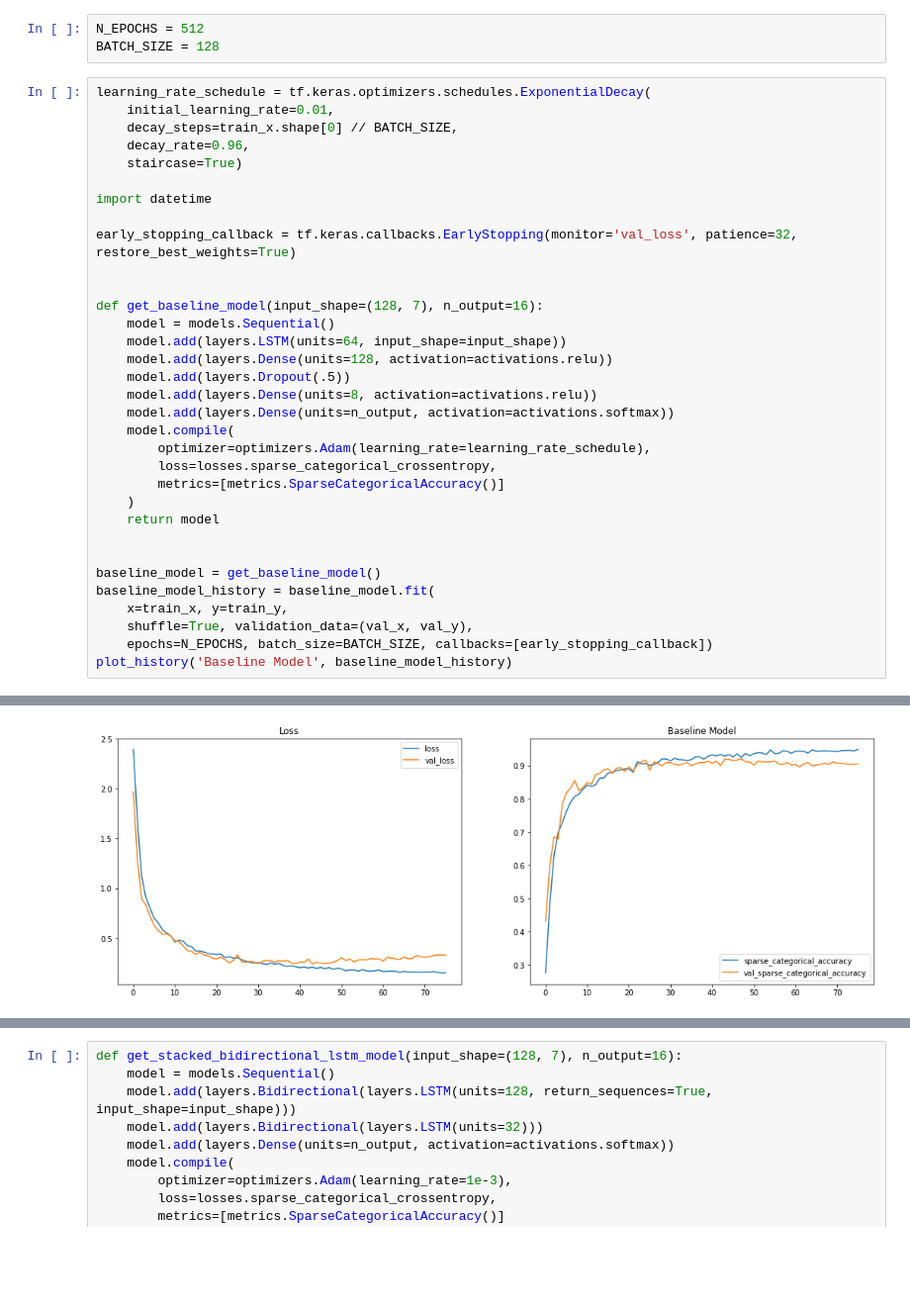
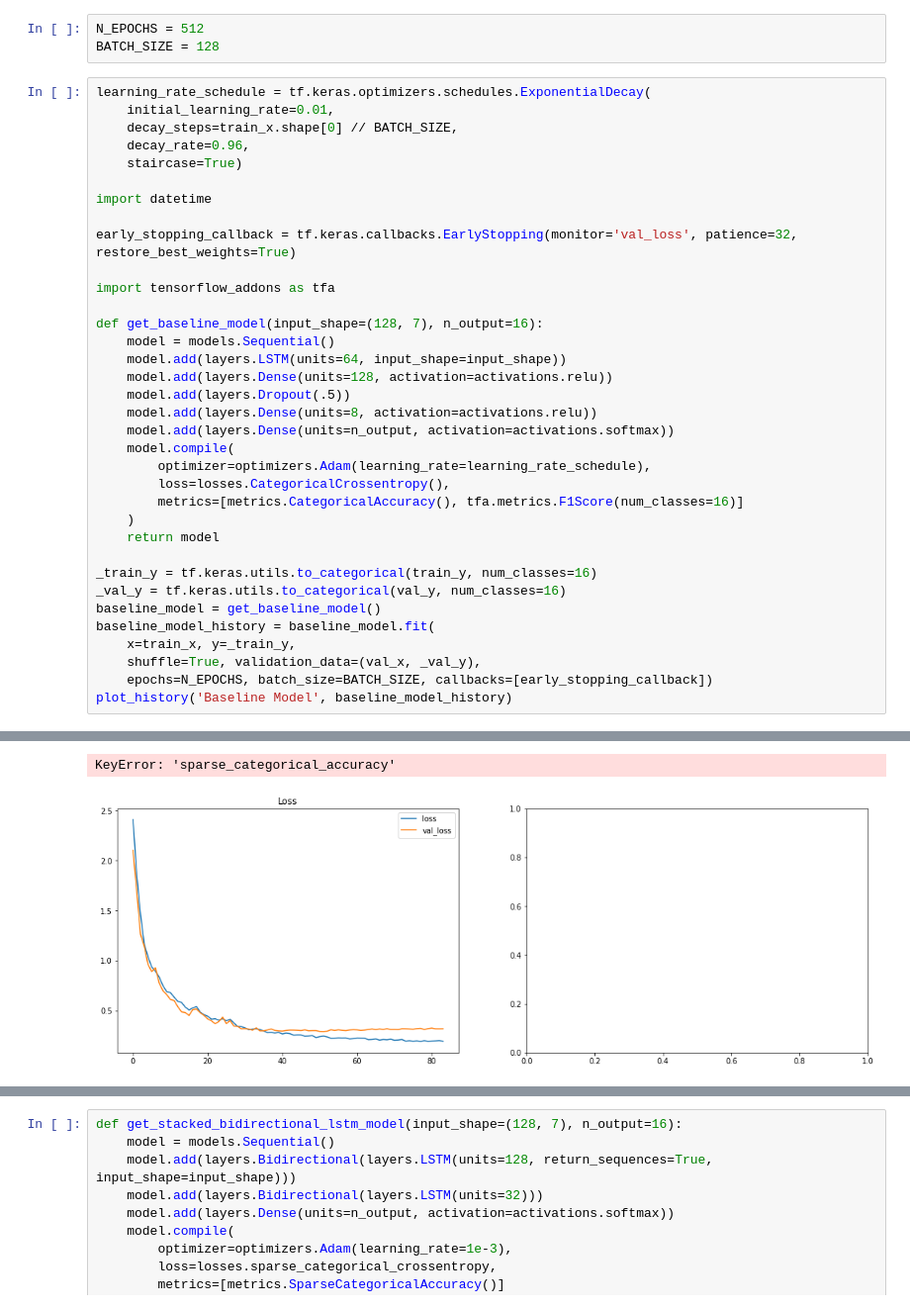
Before and after one commit to DafaWiratama/Project-Latansa-Human_Activity_Recognition, a Jupyter notebook: python/notebook.ipynb, the cells around one changed output, grey strips where cells are left out. Shown at 99% size. Saved outputs shown, nothing was run; the diff lists cells and outputs as text; blank space fills up the shorter version.

```diff
--- a/python/notebook.ipynb
+++ b/python/notebook.ipynb
@@ -195,6 +195,7 @@ import datetime
 
 early_stopping_callback = tf.keras.callbacks.EarlyStopping(monitor='val_loss', patience=32, restore_best_weights=True)
 
+import tensorflow_addons as tfa
 
 def get_baseline_model(input_shape=(128, 7), n_output=16):
     model = models.Sequential()
@@ -205,16 +206,17 @@ def get_baseline_model(input_shape=(128, 7), n_output=16):
     model.add(layers.Dense(units=n_output, activation=activations.softmax))
     model.compile(
         optimizer=optimizers.Adam(learning_rate=learning_rate_schedule),
-        loss=losses.sparse_categorical_crossentropy,
-        metrics=[metrics.SparseCategoricalAccuracy()]
+        loss=losses.CategoricalCrossentropy(),
+        metrics=[metrics.CategoricalAccuracy(), tfa.metrics.F1Score(num_classes=16)]
     )
     return model
 
-
+_train_y = tf.keras.utils.to_categorical(train_y, num_classes=16)
+_val_y = tf.keras.utils.to_categorical(val_y, num_classes=16)
 baseline_model = get_baseline_model()
 baseline_model_history = baseline_model.fit(
-    x=train_x, y=train_y,
-    shuffle=True, validation_data=(val_x, val_y),
+    x=train_x, y=_train_y,
+    shuffle=True, validation_data=(val_x, _val_y),
     epochs=N_EPOCHS, batch_size=BATCH_SIZE, callbacks=[early_stopping_callback])
 plot_history('Baseline Model', baseline_model_history)
 # %% [output]
@@ -238 +240,2 @@ Epoch 76/512
+KeyError: 'sparse_categorical_accuracy'
-[figure, old version]
+[figure, new version]
```
Also changed, not shown: parts of 6 cells of this notebook, 7 other files.
